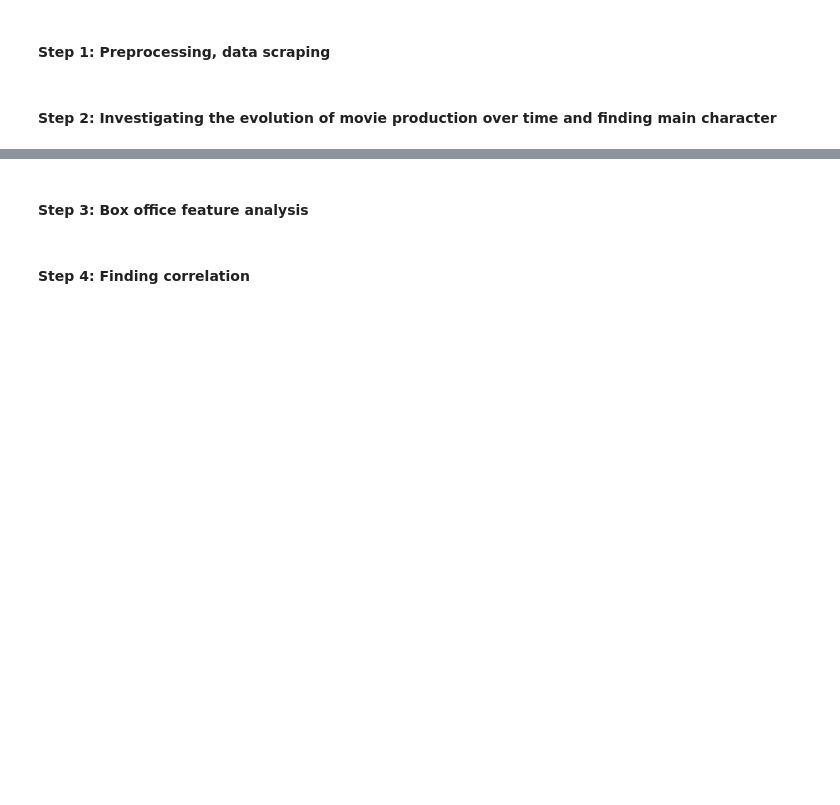
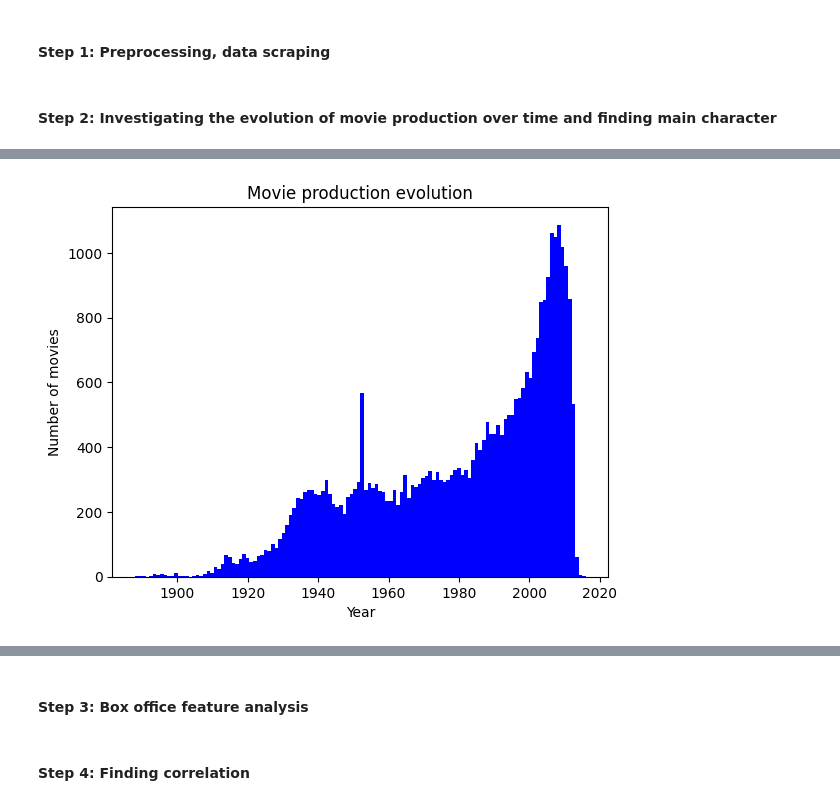
Before and after one commit to epfl-ada/ada-2022-project-r4d4r, a Jupyter notebook: main.ipynb, the cells around one changed output, grey strips where cells are left out. Drawn from its saved outputs; the diff is of its cells as text; code cells hidden in the pictures; blank space fills up the shorter version.

Commit message:
some graphs

```diff
--- a/main.ipynb
+++ b/main.ipynb
@@ -87,0 +87,3 @@ df.to_csv("./Data/cleaned_data.csv")
+# %%
+df = pd.read_csv("./Data/cleaned_data.csv", index_col=0, header=0)
+df.head()
@@ -88,2 +98,13 @@ df.to_csv("./Data/cleaned_data.csv")
 # %%
 # main character
+# %%
+# 2.1 movie production evolution
+# res
+fig, ax = plt.subplots()
+ax.hist(df["release_year"], bins=(2021-1895), color="blue")
+ax.set_xlabel("Year")
+ax.set_ylabel("Number of movies")
+ax.set_title("Movie production evolution")
+plt.show()
+# %% [output]
+[figure, added]
```
Also changed, not shown: parts of 6 cells of this notebook, 1 other file.
